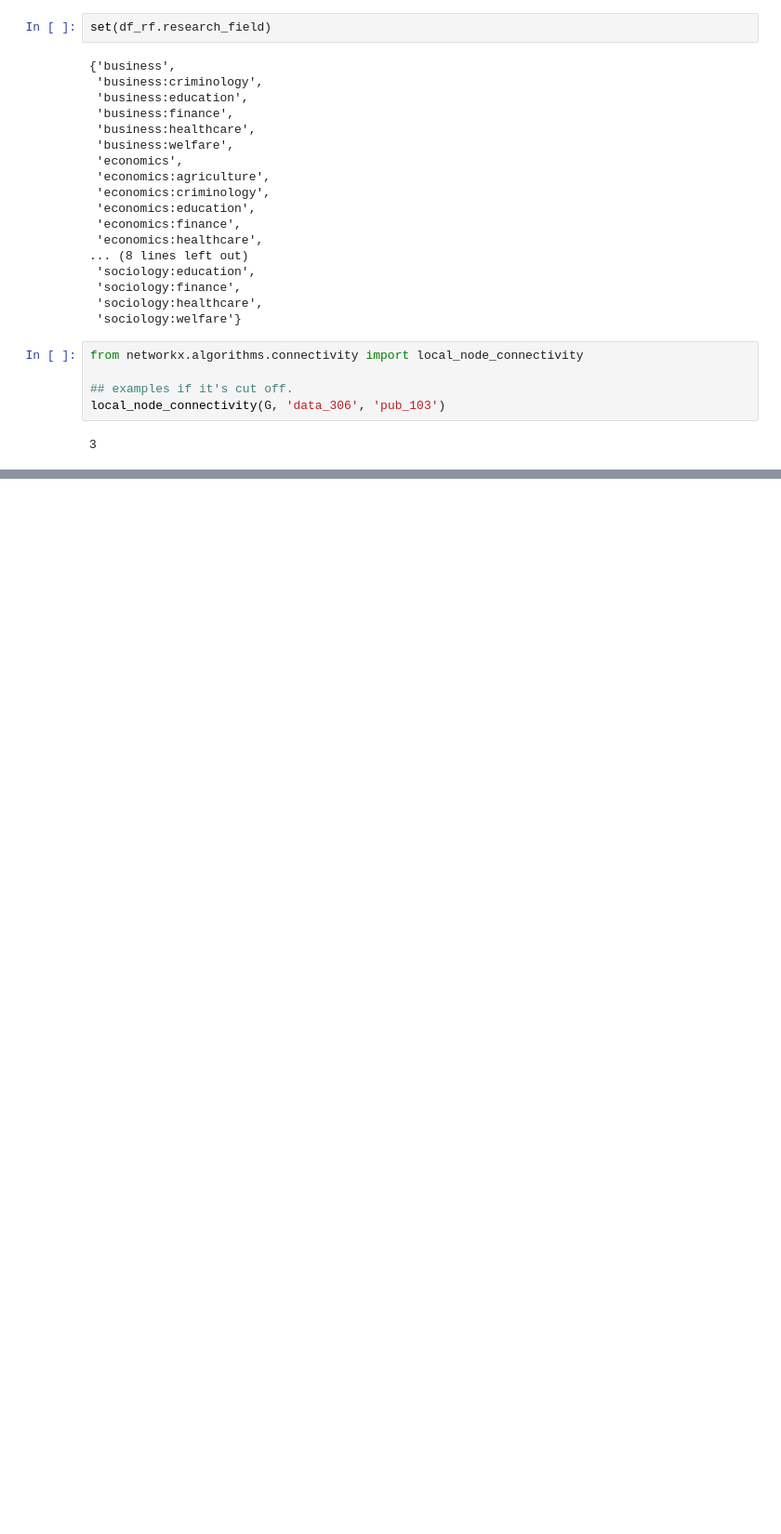
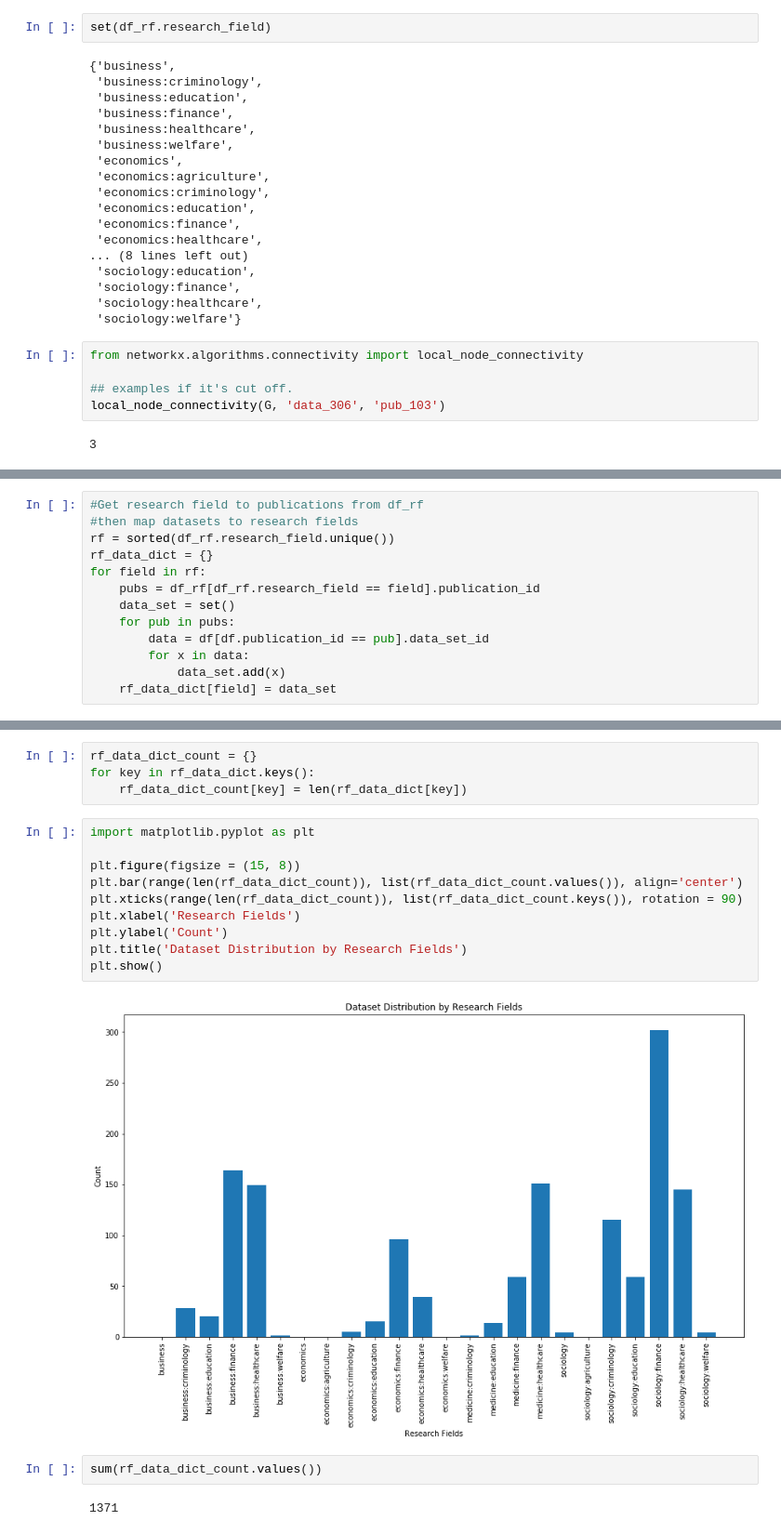
Before and after one commit to rich-context-capstone-2019/Rich-Context-Capstone, a Jupyter notebook: prototype-networkx.ipynb, the cells around one changed output, grey strips where cells are left out. Shown at 93% size. Saved outputs shown, nothing was run; the diff lists cells and outputs as text; blank space fills up the shorter version.

```diff
--- a/prototype-networkx.ipynb
+++ b/prototype-networkx.ipynb
@@ -75,0 +188,13 @@ local_node_connectivity(G, 'data_306', 'pub_103')
+# %%
+#Get research field to publications from df_rf
+#then map datasets to research fields
+rf = sorted(df_rf.research_field.unique())
+rf_data_dict = {}
+for field in rf:
+    pubs = df_rf[df_rf.research_field == field].publication_id
+    data_set = set()
+    for pub in pubs:
+        data = df[df.publication_id == pub].data_set_id
+        for x in data:
+            data_set.add(x)
+    rf_data_dict[field] = data_set
@@ -75,0 +229,20 @@ local_node_connectivity(G, 'data_306', 'pub_103')
+# %%
+rf_data_dict_count = {}
+for key in rf_data_dict.keys():
+    rf_data_dict_count[key] = len(rf_data_dict[key])
+# %%
+import matplotlib.pyplot as plt
+
+plt.figure(figsize = (15, 8))
+plt.bar(range(len(rf_data_dict_count)), list(rf_data_dict_count.values()), align='center')
+plt.xticks(range(len(rf_data_dict_count)), list(rf_data_dict_count.keys()), rotation = 90)
+plt.xlabel('Research Fields')
+plt.ylabel('Count')
+plt.title('Dataset Distribution by Research Fields')
+plt.show()
+# %% [output]
+[figure, added]
+# %%
+sum(rf_data_dict_count.values())
+# %% [output]
+1371
```
Also changed, not shown: parts of 22 cells of this notebook.
